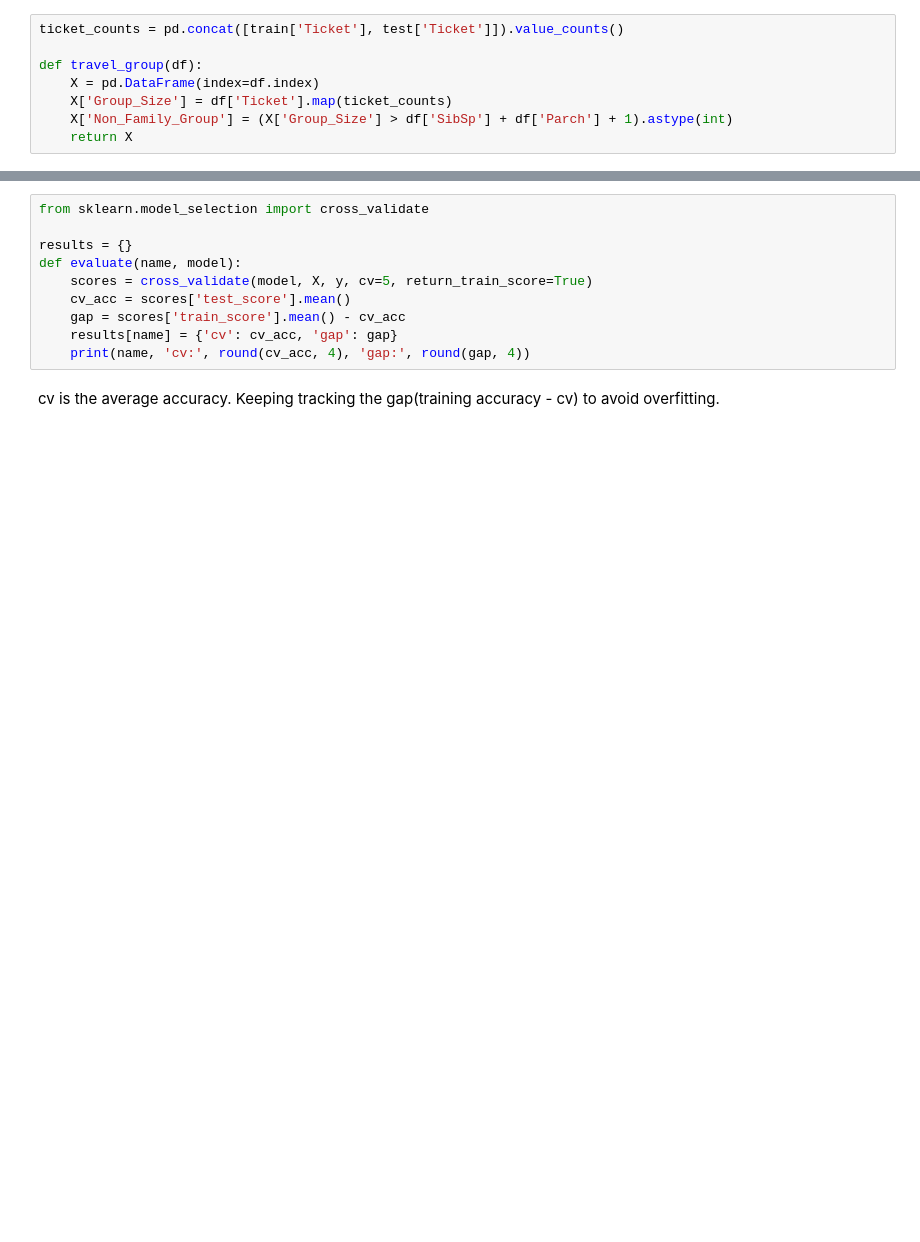
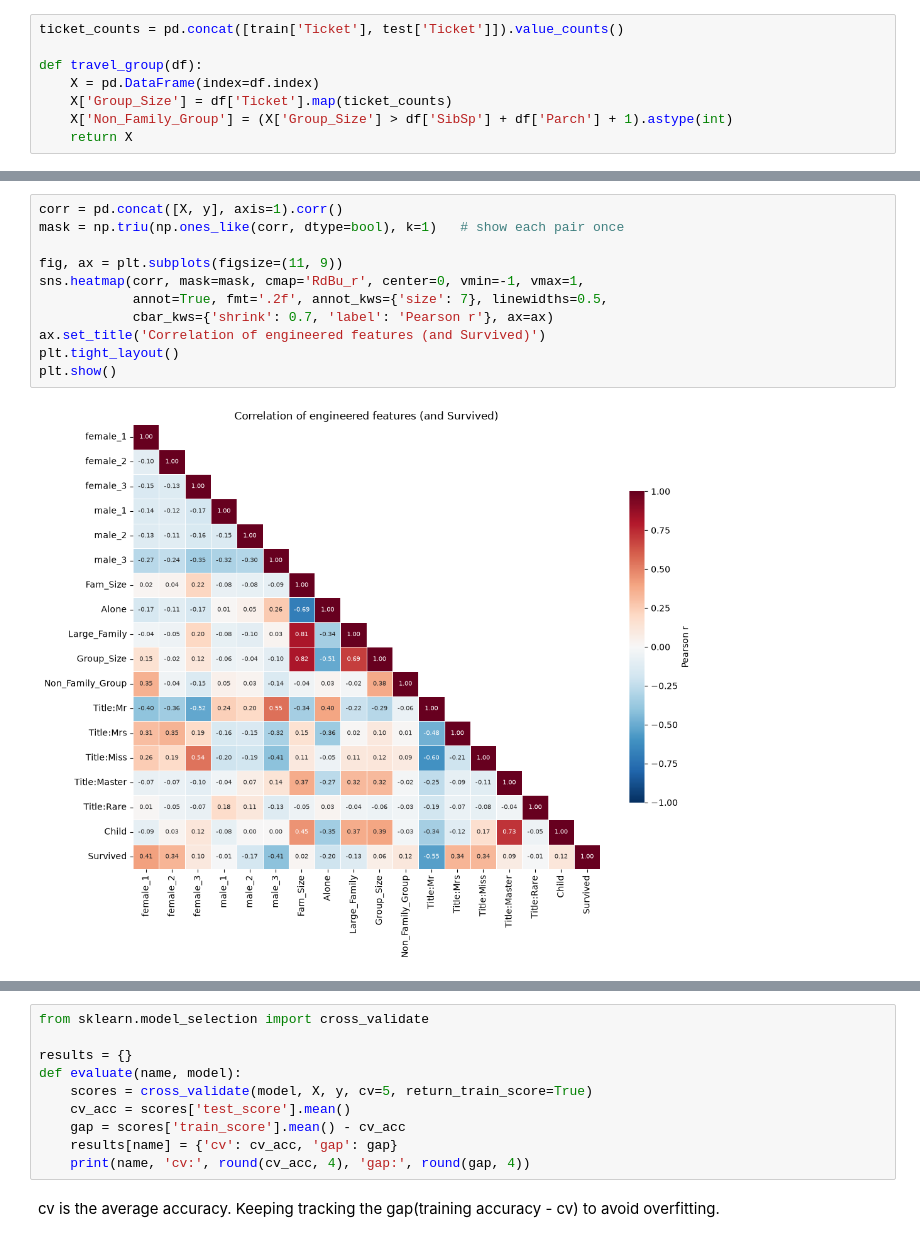
Before and after one commit to IanCode212/Titanic_Survival_Prediction, a Jupyter notebook: titanic.ipynb, the cells around one changed output, grey strips where cells are left out. Saved outputs shown, nothing was run; the diff lists cells and outputs as text; blank space fills up the shorter version.

Commit message:
Add correlation heatmap and reorganize notebook

```diff
--- a/titanic.ipynb
+++ b/titanic.ipynb
@@ -286,0 +303,13 @@ Missing values (train, test): 0 0
+# %%
+corr = pd.concat([X, y], axis=1).corr()
+mask = np.triu(np.ones_like(corr, dtype=bool), k=1)   # show each pair once
+
+fig, ax = plt.subplots(figsize=(11, 9))
+sns.heatmap(corr, mask=mask, cmap='RdBu_r', center=0, vmin=-1, vmax=1,
+            annot=True, fmt='.2f', annot_kws={'size': 7}, linewidths=0.5,
+            cbar_kws={'shrink': 0.7, 'label': 'Pearson r'}, ax=ax)
+ax.set_title('Correlation of engineered features (and Survived)')
+plt.tight_layout()
+plt.show()
+# %% [output]
+[figure, added]
```
Also changed, not shown: parts of 66 cells of this notebook, 2 other files.
